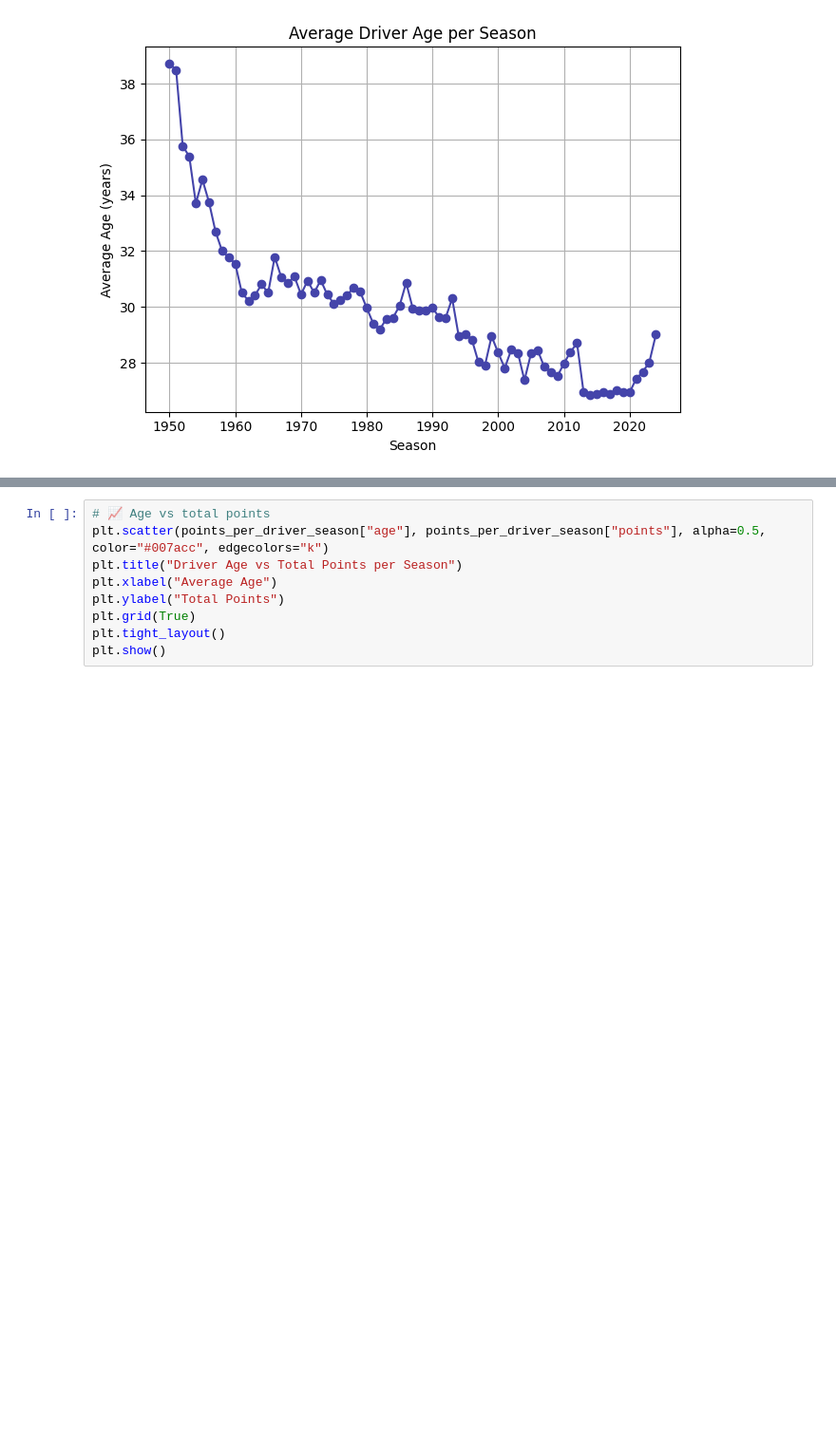
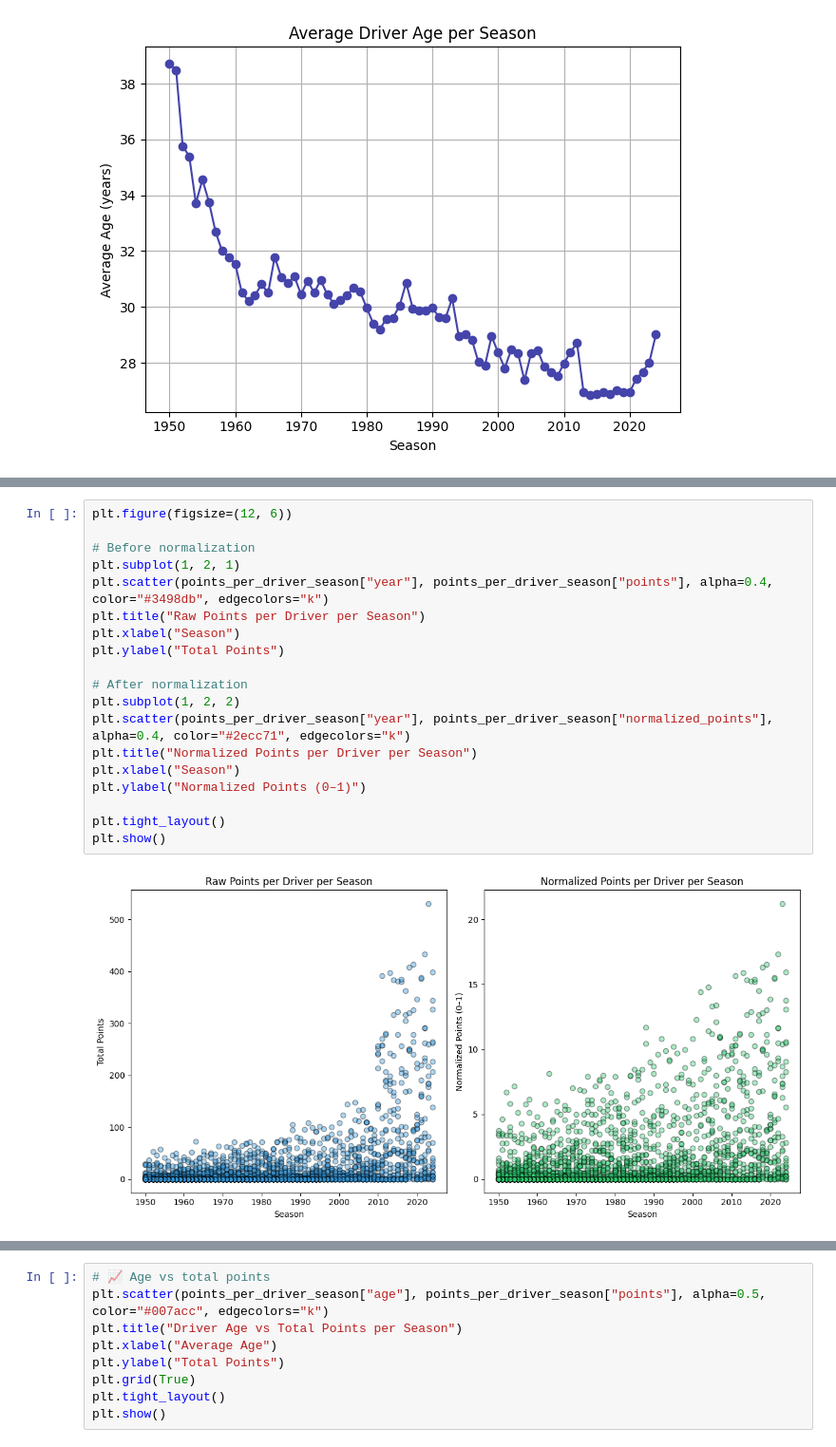
Before and after one commit to musacchio7/f1-ml, a Jupyter notebook: notebooks/kaggle_f1_championship/03_driver_age_analysis.ipynb, the cells around one changed output, grey strips where cells are left out. Shown at 95% size. Cells and saved outputs as stored; diff of their text form; blank space fills up the shorter version.

```diff
--- a/notebooks/kaggle_f1_championship/03_driver_age_analysis.ipynb
+++ b/notebooks/kaggle_f1_championship/03_driver_age_analysis.ipynb
@@ -65,0 +79,21 @@ ValueError: No scoring system defined for year 2021
+# %%
+plt.figure(figsize=(12, 6))
+
+# Before normalization
+plt.subplot(1, 2, 1)
+plt.scatter(points_per_driver_season["year"], points_per_driver_season["points"], alpha=0.4, color="#3498db", edgecolors="k")
+plt.title("Raw Points per Driver per Season")
+plt.xlabel("Season")
+plt.ylabel("Total Points")
+
+# After normalization
+plt.subplot(1, 2, 2)
+plt.scatter(points_per_driver_season["year"], points_per_driver_season["normalized_points"], alpha=0.4, color="#2ecc71", edgecolors="k")
+plt.title("Normalized Points per Driver per Season")
+plt.xlabel("Season")
+plt.ylabel("Normalized Points (0–1)")
+
+plt.tight_layout()
+plt.show()
+# %% [output]
+[figure, added]
```
Also changed, not shown: parts of 13 cells of this notebook, 3 other files.
